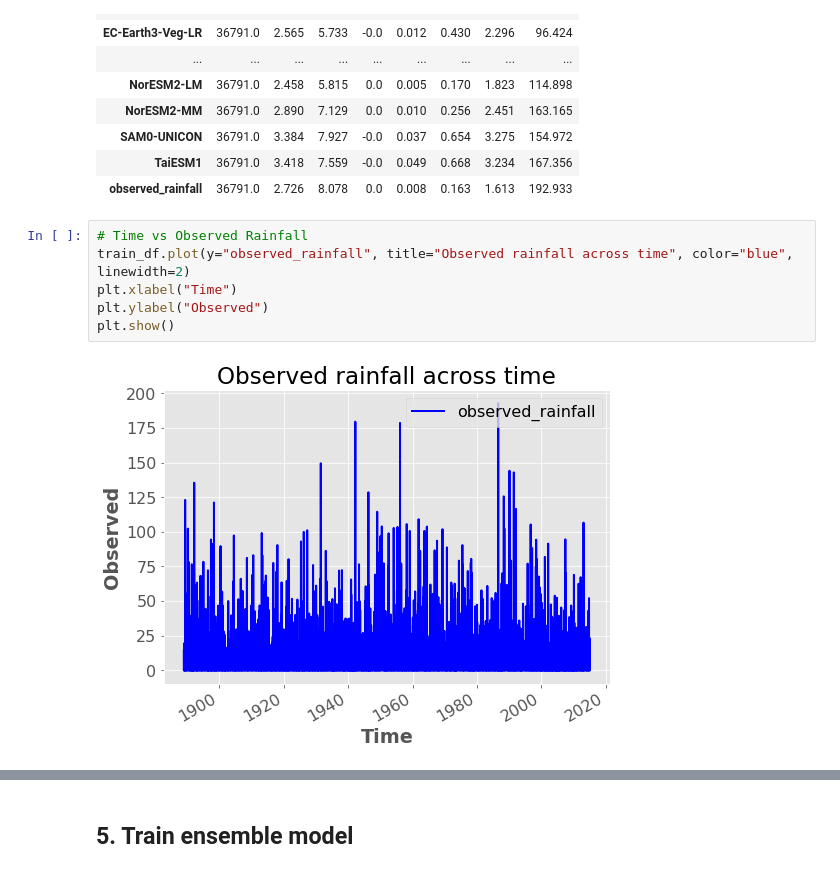
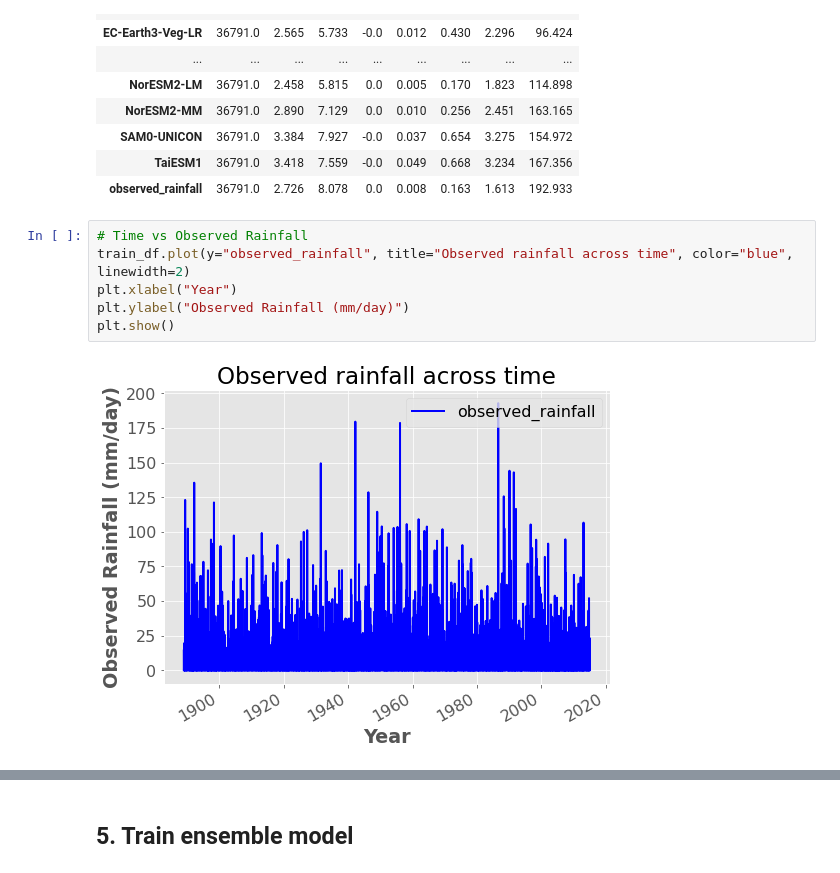
Before and after one commit to UBC-MDS/525_group_5, a Jupyter notebook: notebooks/Milestone3/Milestone3-Task3.ipynb, the cells around one changed output, grey strips where cells are left out. Cells and saved outputs as stored; diff of their text form.

```diff
--- a/notebooks/Milestone3/Milestone3-Task3.ipynb
+++ b/notebooks/Milestone3/Milestone3-Task3.ipynb
@@ -138,11 +138,11 @@ train_df.describe().T.round(3)
 # %%
 # Time vs Observed Rainfall
 train_df.plot(y="observed_rainfall", title="Observed rainfall across time", color="blue", linewidth=2)
-plt.xlabel("Time")
-plt.ylabel("Observed")
+plt.xlabel("Year")
+plt.ylabel("Observed Rainfall (mm/day)")
 plt.show()
 # %% [output]
-[figure, old version]
+[figure, new version]
 # %%
 # Removing time column to create a bar plot
 import altair as alt
```
Also changed, not shown: parts of 3 cells of this notebook.
